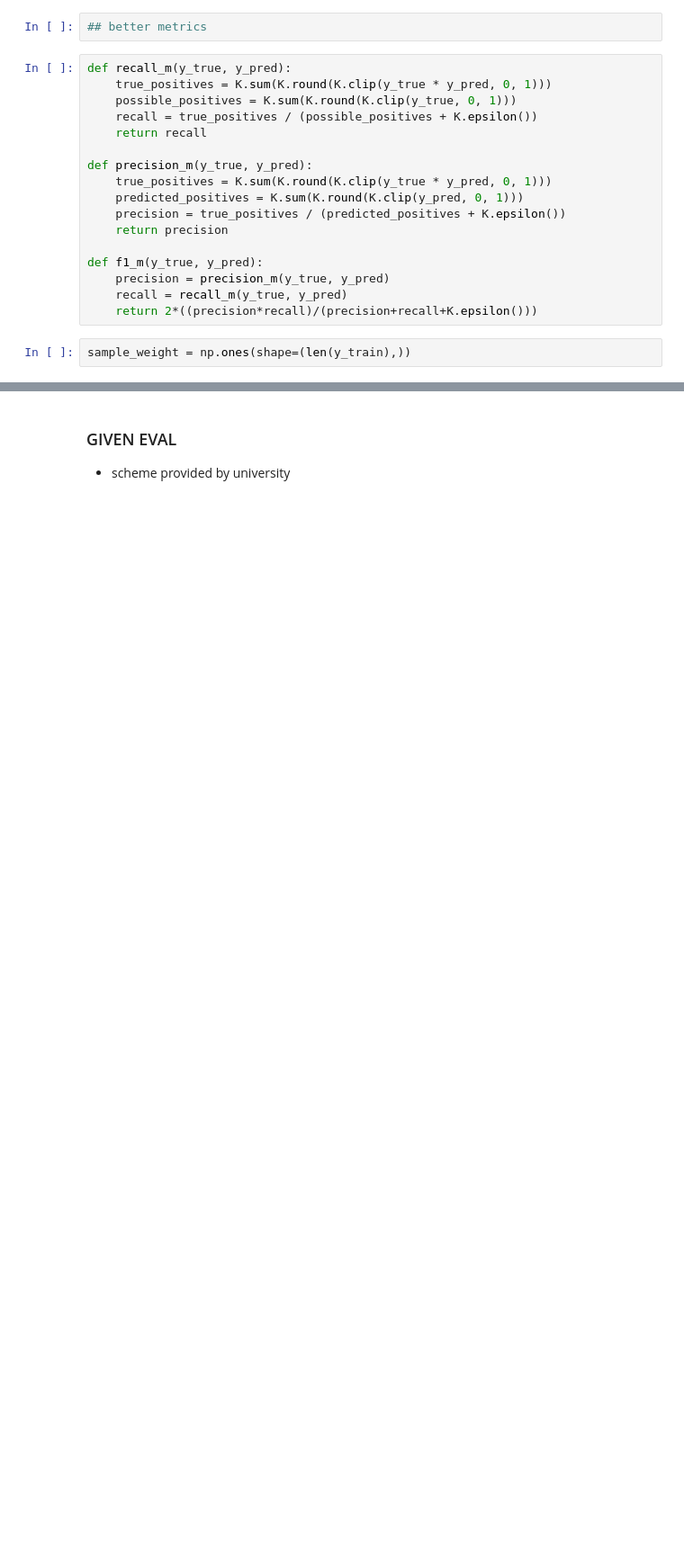
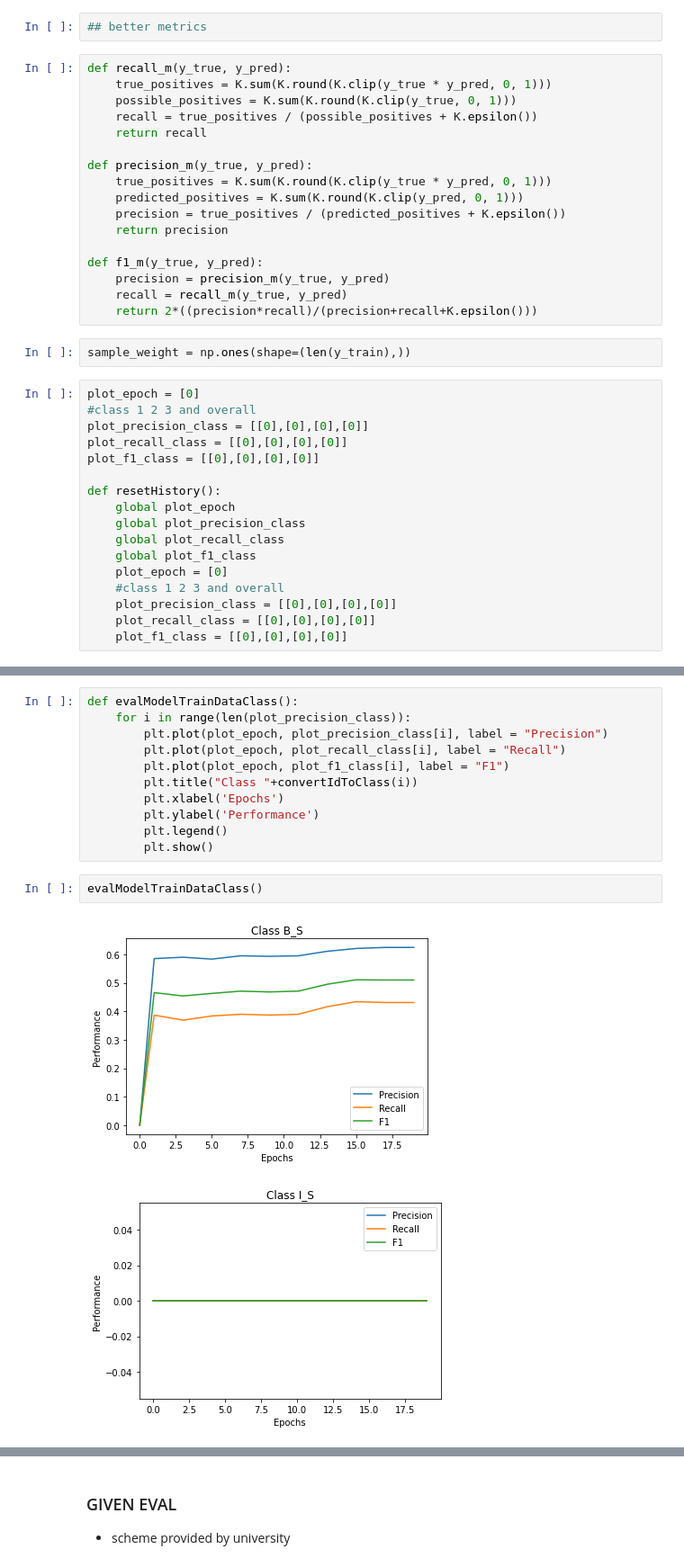
Before and after one commit to nik2410/psemnn, a Jupyter notebook: new_net.ipynb, the cells around one changed output, grey strips where cells are left out. Shown at 90% size. Drawn from its saved outputs; the diff is of its cells as text; blank space fills up the shorter version.

```diff
--- a/new_net.ipynb
+++ b/new_net.ipynb
@@ -385,6 +459,23 @@ def f1_m(y_true, y_pred):
     return 2*((precision*recall)/(precision+recall+K.epsilon()))
 # %%
 sample_weight = np.ones(shape=(len(y_train),))
+# %%
+plot_epoch = [0]
+#class 1 2 3 and overall
+plot_precision_class = [[0],[0],[0],[0]]
+plot_recall_class = [[0],[0],[0],[0]]
+plot_f1_class = [[0],[0],[0],[0]]
+
+def resetHistory():
+    global plot_epoch
+    global plot_precision_class
+    global plot_recall_class
+    global plot_f1_class
+    plot_epoch = [0]
+    #class 1 2 3 and overall
+    plot_precision_class = [[0],[0],[0],[0]]
+    plot_recall_class = [[0],[0],[0],[0]]
+    plot_f1_class = [[0],[0],[0],[0]]
 # %%
 # neural network model in keras
 # see keras documentation for functions of different layers and structure of networks.
@@ -431,0 +675,16 @@ Epoch 50/50
+# %%
+def evalModelTrainDataClass():
+    for i in range(len(plot_precision_class)):
+        plt.plot(plot_epoch, plot_precision_class[i], label = "Precision")
+        plt.plot(plot_epoch, plot_recall_class[i], label = "Recall")
+        plt.plot(plot_epoch, plot_f1_class[i], label = "F1")
+        plt.title("Class "+convertIdToClass(i))
+        plt.xlabel('Epochs')
+        plt.ylabel('Performance')
+        plt.legend()
+        plt.show()
+# %%
+evalModelTrainDataClass()
+# %% [output]
+[figure, added]
+[figure, added]
```
Also changed, not shown: parts of 25 cells of this notebook.
